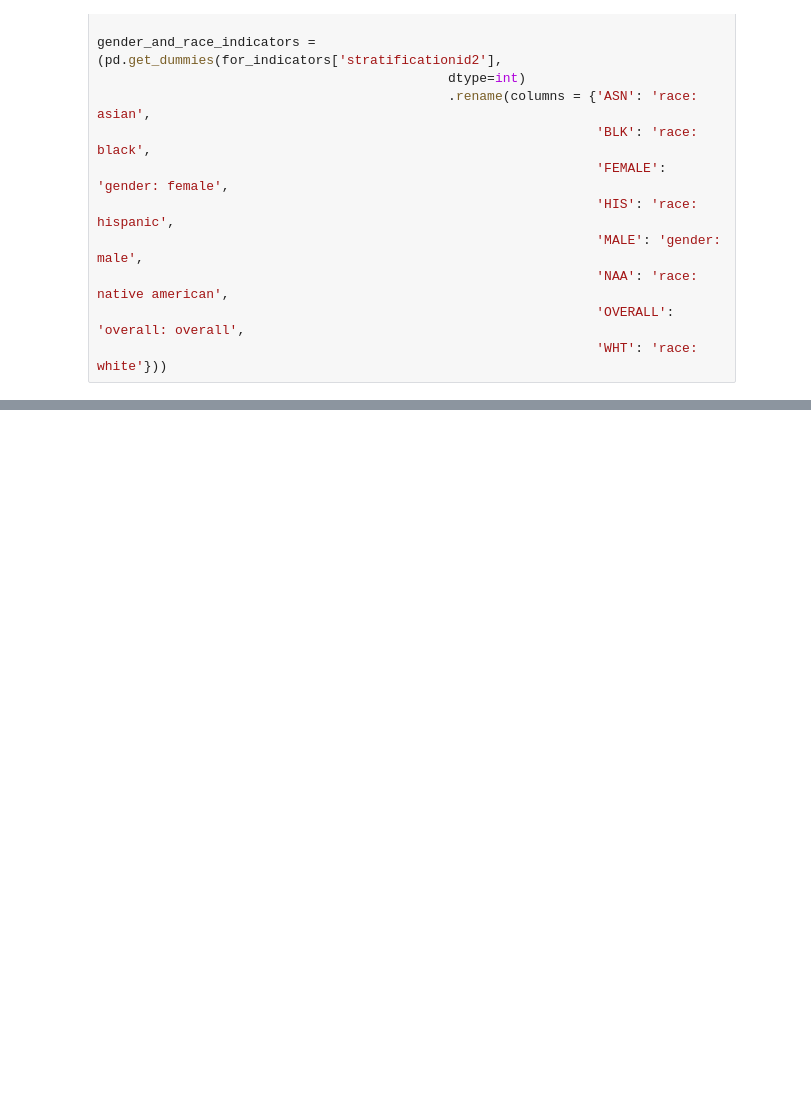
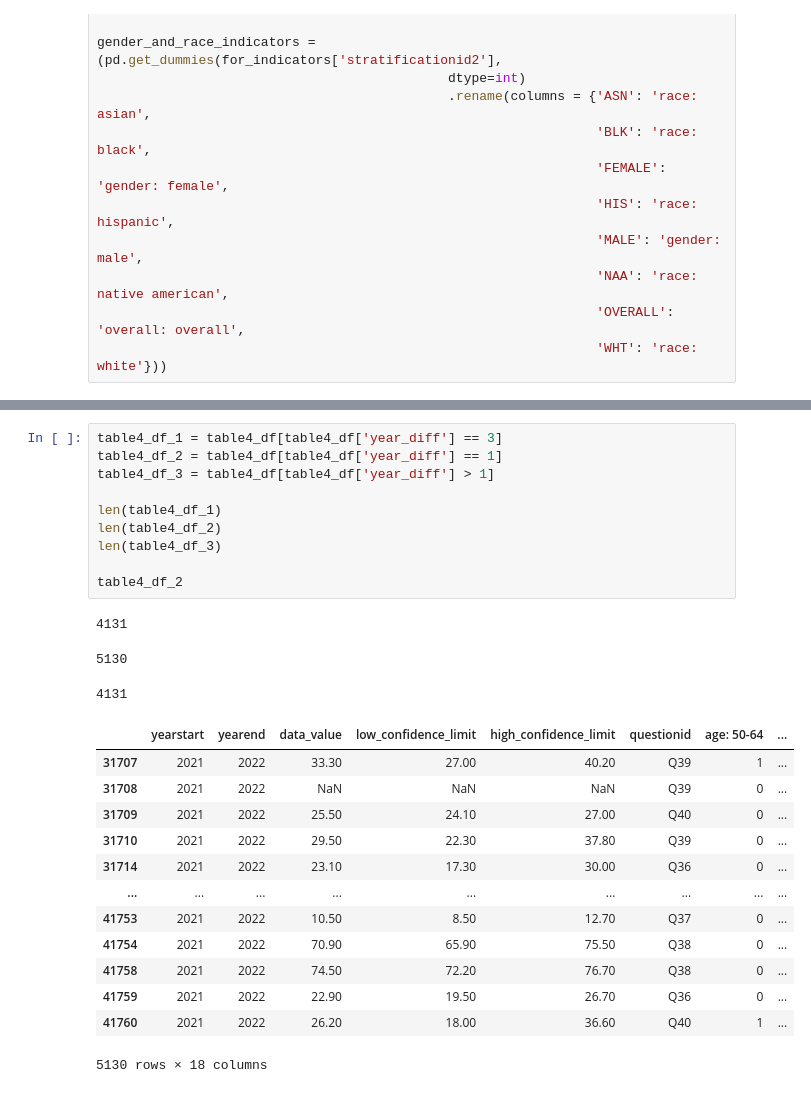
Before and after one commit to WulfNovak/python_data_cleaning, a Jupyter notebook: alz_health_data_clean.ipynb, the cells around one changed output, grey strips where cells are left out. Cells and saved outputs as stored; diff of their text form; blank space fills up the shorter version.

```diff
--- a/alz_health_data_clean.ipynb
+++ b/alz_health_data_clean.ipynb
@@ -420,3 +435,30 @@ table4_df = table4_df[table4_df['year_diff'] == 3]
+# %%
+table4_df_1 = table4_df[table4_df['year_diff'] == 3]
+table4_df_2 = table4_df[table4_df['year_diff'] == 1]
+table4_df_3 = table4_df[table4_df['year_diff'] > 1]
+
+len(table4_df_1)
+len(table4_df_2)
+len(table4_df_3)
+
+table4_df_2
+# %% [output]
+4131
+5130
+4131
+|  | yearstart | yearend | data_value | low_confidence_limit | high_confidence_limit | questionid | age: 50-64 | ... |
+| 31707 | 2021 | 2022 | 33.30 | 27.00 | 40.20 | Q39 | 1 | ... |
+| 31708 | 2021 | 2022 | NaN | NaN | NaN | Q39 | 0 | ... |
+| 31709 | 2021 | 2022 | 25.50 | 24.10 | 27.00 | Q40 | 0 | ... |
+| 31710 | 2021 | 2022 | 29.50 | 22.30 | 37.80 | Q39 | 0 | ... |
+| 31714 | 2021 | 2022 | 23.10 | 17.30 | 30.00 | Q36 | 0 | ... |
+| ... | ... | ... | ... | ... | ... | ... | ... | ... |
+| 41753 | 2021 | 2022 | 10.50 | 8.50 | 12.70 | Q37 | 0 | ... |
+| 41754 | 2021 | 2022 | 70.90 | 65.90 | 75.50 | Q38 | 0 | ... |
+| 41758 | 2021 | 2022 | 74.50 | 72.20 | 76.70 | Q38 | 0 | ... |
+| 41759 | 2021 | 2022 | 22.90 | 19.50 | 26.70 | Q36 | 0 | ... |
+| 41760 | 2021 | 2022 | 26.20 | 18.00 | 36.60 | Q40 | 1 | ... |
+5130 rows × 18 columns
 # %%
 # Function to get percents of data by year and question
 
```
Also changed, not shown: parts of 13 cells of this notebook.
